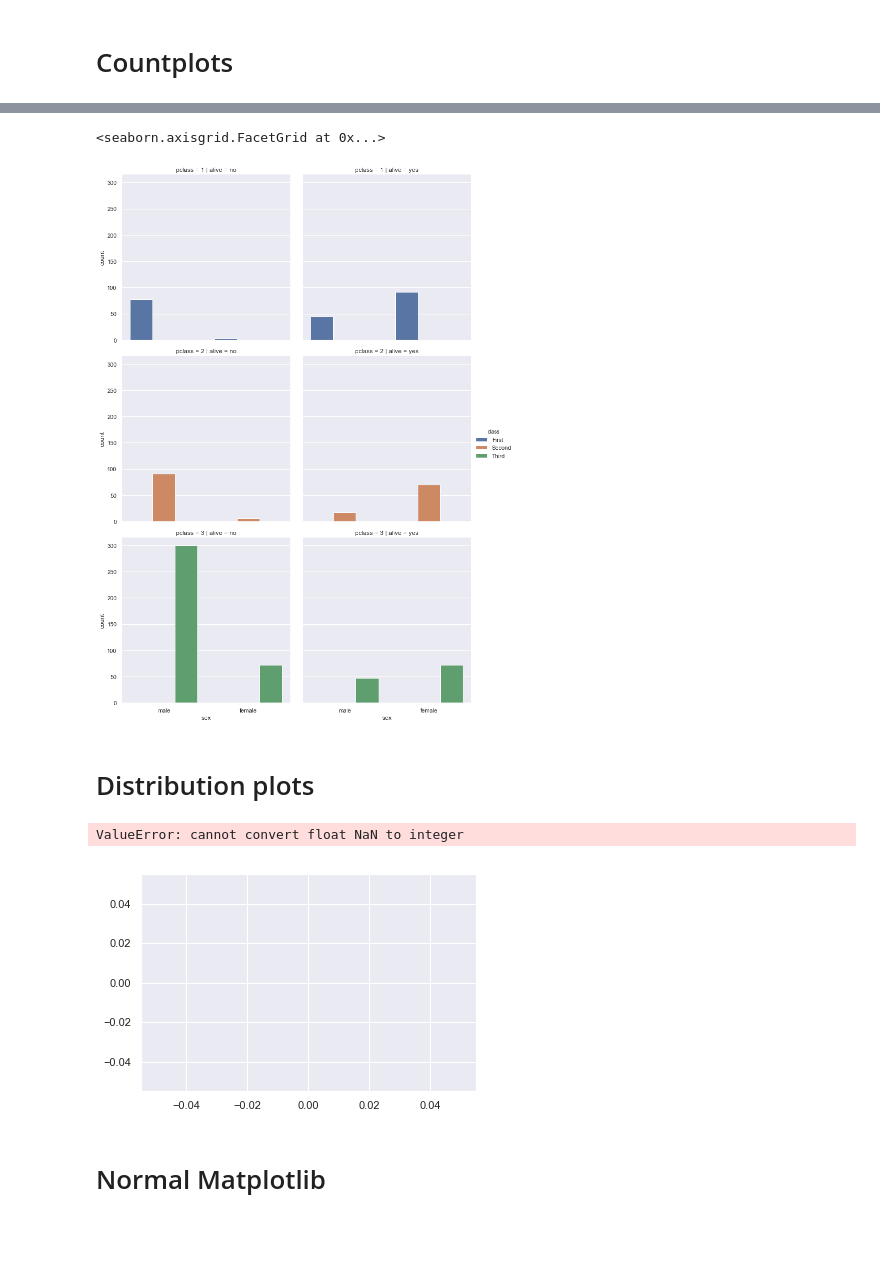
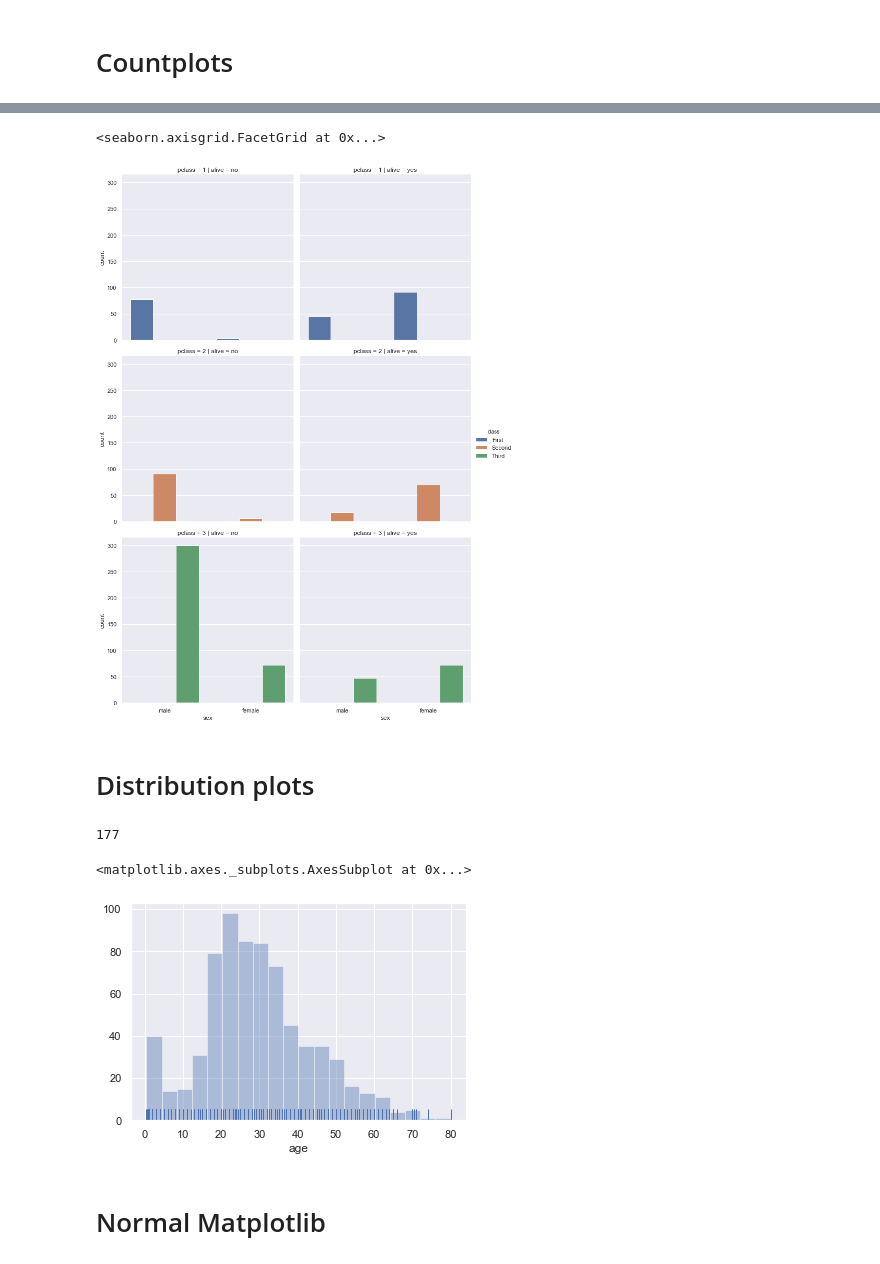
Before and after one commit to mrkr188/Data-Science-Design-Patterns, a Jupyter notebook: EDA.ipynb, the cells around one changed output, grey strips where cells are left out. Drawn from its saved outputs; the diff is of its cells as text; code cells hidden in the pictures; blank space fills up the shorter version.

```diff
--- a/EDA.ipynb
+++ b/EDA.ipynb
@@ -26,15 +26,19 @@ sns.countplot(x="sex", hue="class", data=titanic)
 # %%
-sns.factorplot(x="sex", hue="class", row="pclass", col="alive", data=titanic, kind="count")
+sns.catplot(x="sex", hue="class", row="pclass", col="alive", data=titanic, kind="count")
 # %% [output]
 <seaborn.axisgrid.FacetGrid at 0x...>
-[figure, old version]
+[figure, new version]
 # %% [markdown]
 # Distribution plots
+# %%
+titanic.age.isnull().sum()
+# %% [output]
+177
 # %%
-sns.distplot(a=titanic.age, rug=True, hist=True, kde=False)
+sns.distplot(a=titanic.age.dropna(), rug=True, hist=True, kde=False)
 # %% [output]
-ValueError: cannot convert float NaN to integer
+<matplotlib.axes._subplots.AxesSubplot at 0x...>
-[figure, old version]
+[figure, new version]
 # %% [markdown]
 # Normal Matplotlib
 # %%
```
Also changed, not shown: parts of 2 cells of this notebook.
